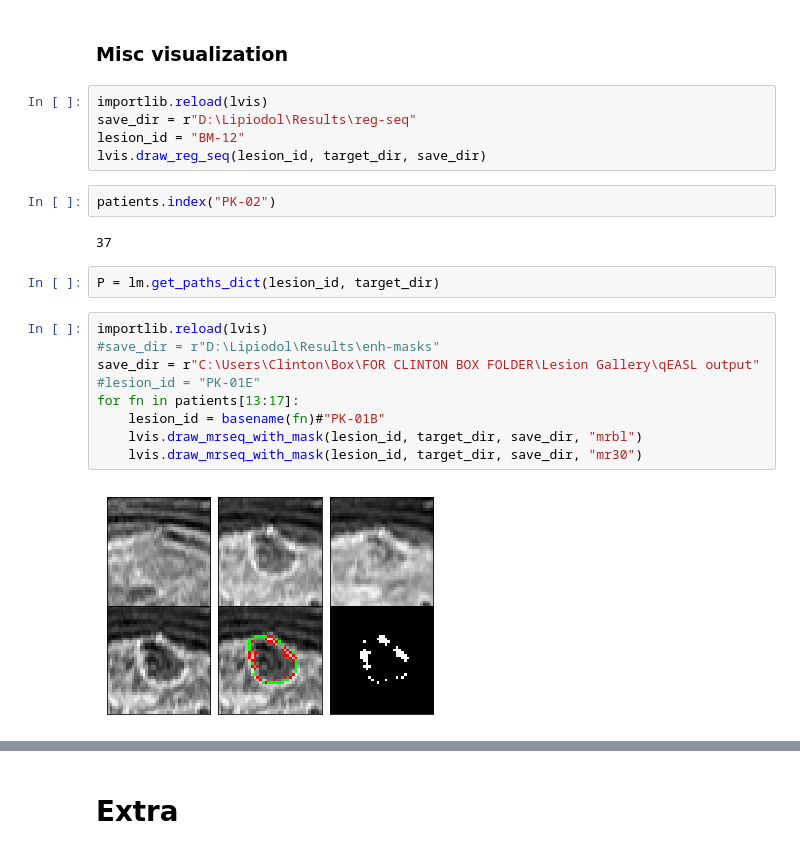
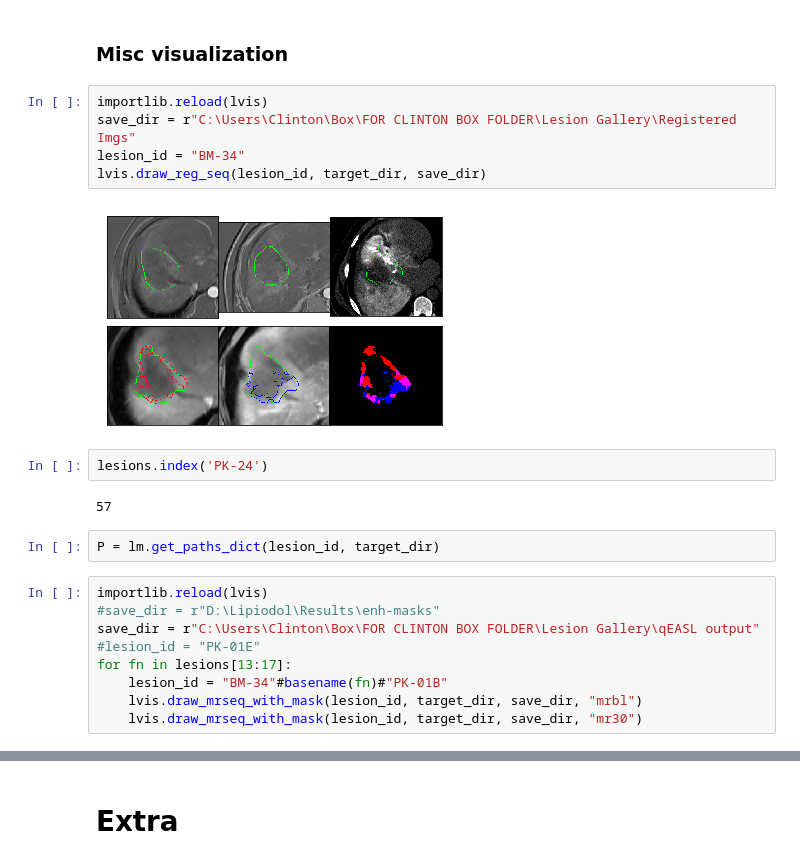
Before and after one commit to clintonjwang/lipiodol, a Jupyter notebook: data-retriever.ipynb, the cells around one changed output, grey strips where cells are left out. Cells and saved outputs as stored; diff of their text form.

```diff
--- a/data-retriever.ipynb
+++ b/data-retriever.ipynb
@@ -454,13 +460,15 @@ for fn in glob.glob(join(target_dir,"*"))[42:]:
 ### Misc visualization
 # %%
 importlib.reload(lvis)
-save_dir = r"D:\Lipiodol\Results\reg-seq"
-lesion_id = "BM-12"
+save_dir = r"C:\Users\Clinton\Box\FOR CLINTON BOX FOLDER\Lesion Gallery\Registered Imgs"
+lesion_id = "BM-34"
 lvis.draw_reg_seq(lesion_id, target_dir, save_dir)
+# %% [output]
+[figure, added]
 # %%
-patients.index("PK-02")
+lesions.index('PK-24')
 # %% [output]
-37
+57
 # %%
 P = lm.get_paths_dict(lesion_id, target_dir)
 # %%
@@ -468,12 +476,10 @@ importlib.reload(lvis)
 #save_dir = r"D:\Lipiodol\Results\enh-masks"
 save_dir = r"C:\Users\Clinton\Box\FOR CLINTON BOX FOLDER\Lesion Gallery\qEASL output"
 #lesion_id = "PK-01E"
-for fn in patients[13:17]:
-    lesion_id = basename(fn)#"PK-01B"
+for fn in lesions[13:17]:
+    lesion_id = "BM-34"#basename(fn)#"PK-01B"
     lvis.draw_mrseq_with_mask(lesion_id, target_dir, save_dir, "mrbl")
     lvis.draw_mrseq_with_mask(lesion_id, target_dir, save_dir, "mr30")
-# %% [output]
-[figure, removed]
 # %%
 importlib.reload(lvis)
 #save_dir = r"D:\Lipiodol\Results\reg-seq"
```
Also changed, not shown: parts of 14 cells of this notebook, 6 other files.
